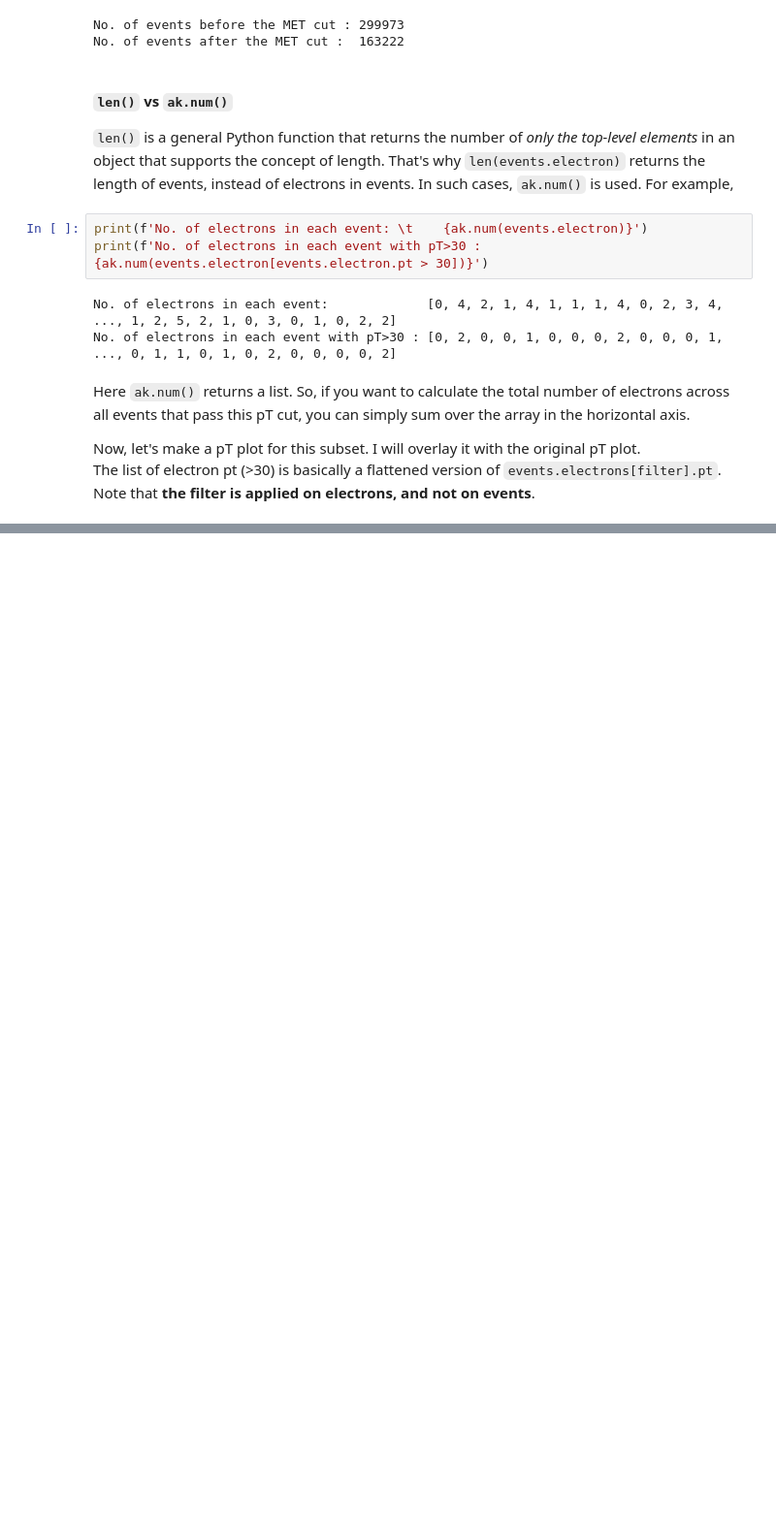
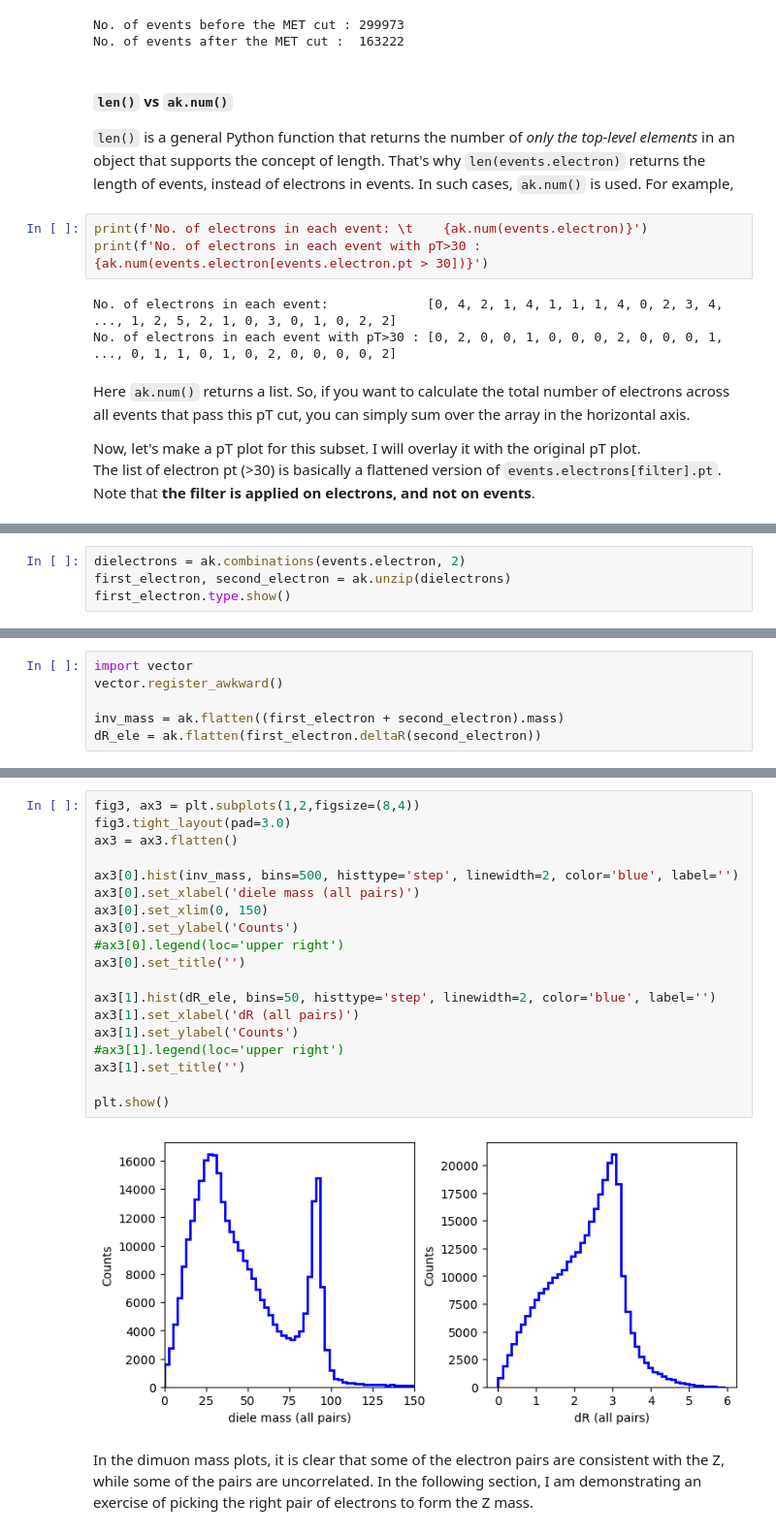
Before and after one commit to phazarik/python-advanced, a Jupyter notebook: awkward_arrays.ipynb, the cells around one changed output, grey strips where cells are left out. Shown at 97% size. Cells and saved outputs as stored; diff of their text form; blank space fills up the shorter version.

```diff
--- a/awkward_arrays.ipynb
+++ b/awkward_arrays.ipynb
@@ -247,0 +342,4 @@ How to combine two awkward arrays?
+# %%
+dielectrons = ak.combinations(events.electron, 2)
+first_electron, second_electron = ak.unzip(dielectrons)
+first_electron.type.show()
@@ -247,0 +370,6 @@ How to combine two awkward arrays?
+# %%
+import vector
+vector.register_awkward()
+
+inv_mass = ak.flatten((first_electron + second_electron).mass)
+dR_ele = ak.flatten(first_electron.deltaR(second_electron))
@@ -247,0 +389,23 @@ How to combine two awkward arrays?
+# %%
+fig3, ax3 = plt.subplots(1,2,figsize=(8,4))
+fig3.tight_layout(pad=3.0)
+ax3 = ax3.flatten()
+
+ax3[0].hist(inv_mass, bins=500, histtype='step', linewidth=2, color='blue', label='')
+ax3[0].set_xlabel('diele mass (all pairs)')
+ax3[0].set_xlim(0, 150)
+ax3[0].set_ylabel('Counts')
+#ax3[0].legend(loc='upper right')
+ax3[0].set_title('')
+
+ax3[1].hist(dR_ele, bins=50, histtype='step', linewidth=2, color='blue', label='')
+ax3[1].set_xlabel('dR (all pairs)')
+ax3[1].set_ylabel('Counts')
+#ax3[1].legend(loc='upper right')
+ax3[1].set_title('')
+
+plt.show()
+# %% [output]
+[figure, added]
+# %% [markdown]
+In the dimuon mass plots, it is clear that some of the electron pairs are consistent with the Z, while some of the pairs are uncorrelated. In the following section, I am demonstrating an exercise of picking the right pair of electrons to form the Z mass.
```
Also changed, not shown: parts of 17 cells of this notebook, 3 other files.
